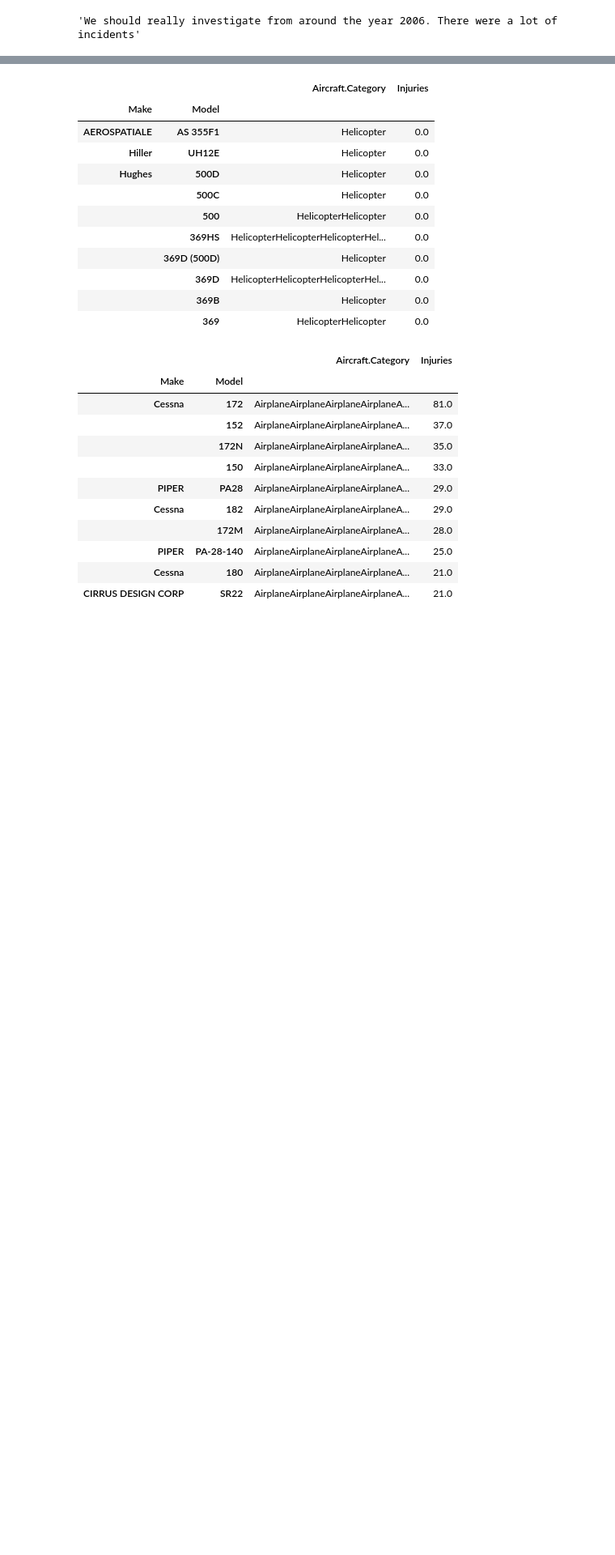
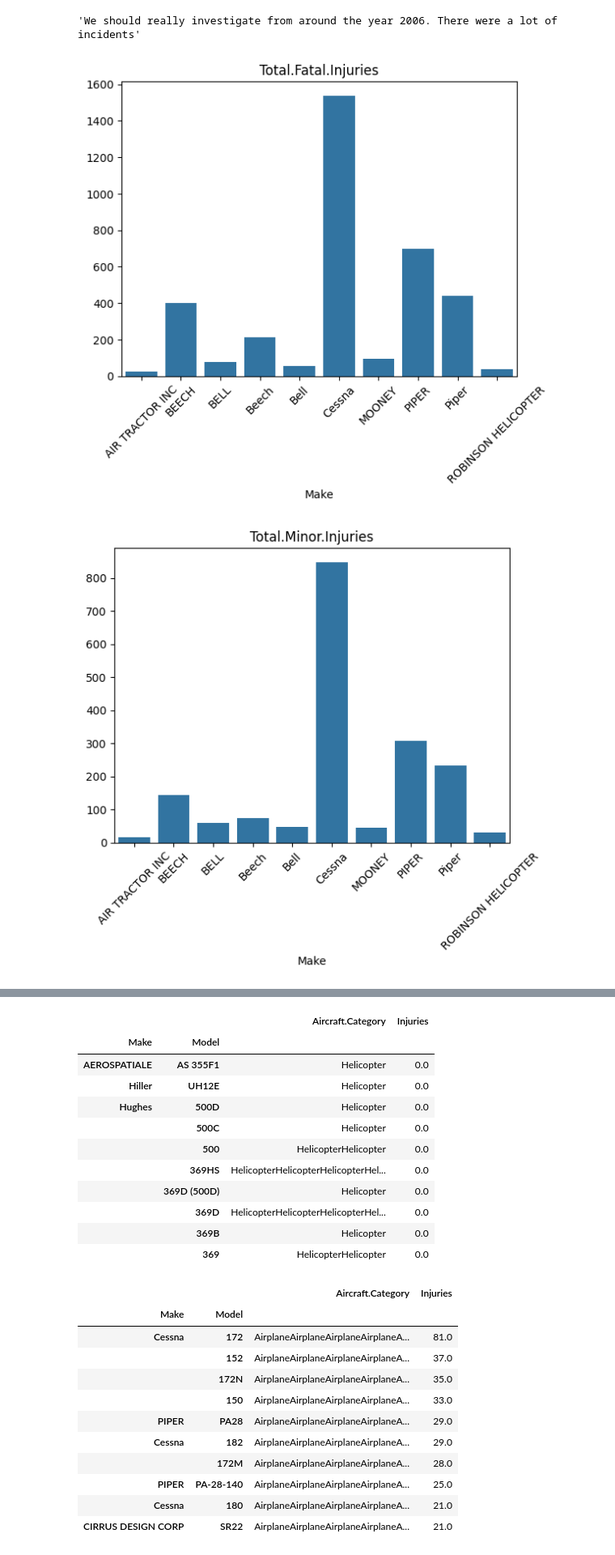
Before and after one commit to Kanyi254/Expanding-Into-Airlines-Project, a Jupyter notebook: index.ipynb, the cells around one changed output, grey strips where cells are left out. Shown at 81% size. Drawn from its saved outputs; the diff is of its cells as text; code cells hidden in the pictures; blank space fills up the shorter version.

```diff
--- a/index.ipynb
+++ b/index.ipynb
@@ -364,3 +360,18 @@ plt.show()
 '''We should really investigate from around the year 2006. There were a lot of incidents'''
 # %% [output]
 'We should really investigate from around the year 2006. There were a lot of incidents'
+# %%
+top10_model = aviation_df1['Make'].value_counts().head(10)
+# Use the defined variable in the code
+Fullinjuries= ['Total.Fatal.Injuries', 'Total.Serious.Injuries', 'Total.Minor.Injuries', 'Total.Uninjured']
+df_selected = aviation_df1[['Make'] + Fullinjuries]
+top_10_make_injuries= df_selected[aviation_df1['Make'].isin(top10_model.index)]
+inj_pivot= pd.pivot_table(top_10_make_injuries,values=Fullinjuries,columns='Make',aggfunc='sum')
+for i in range(0,len(inj_pivot)):
+    sns.barplot(x=inj_pivot.iloc[i].index,y=inj_pivot.iloc[i].values)
+    plt.title(inj_pivot.index[i])
+    plt.xticks(rotation=45)
+    plt.show()
+# %% [output]
+[figure, added]
+[figure, added]
```
Also changed, not shown: parts of 15 cells of this notebook, 1 other file.
